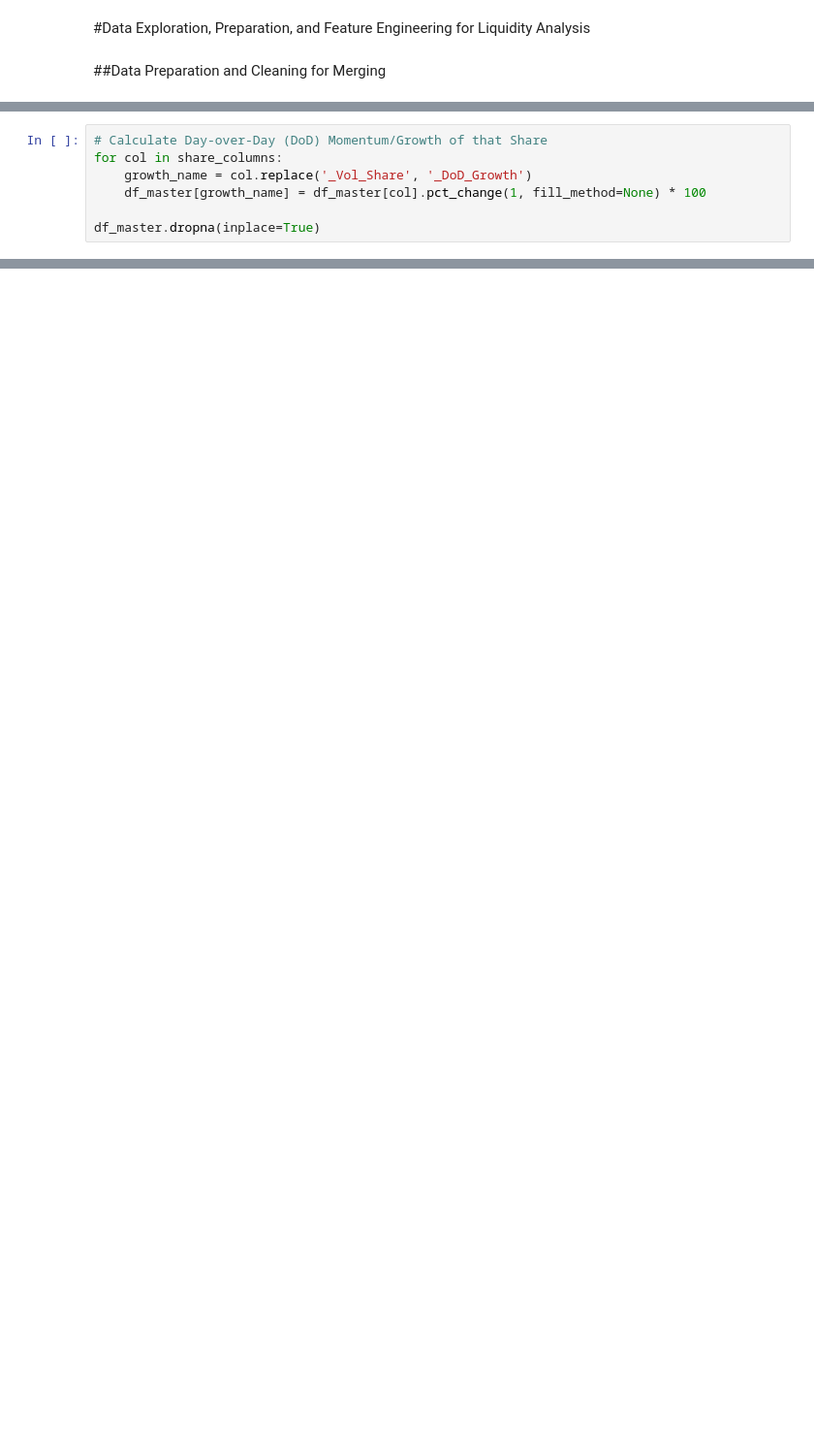
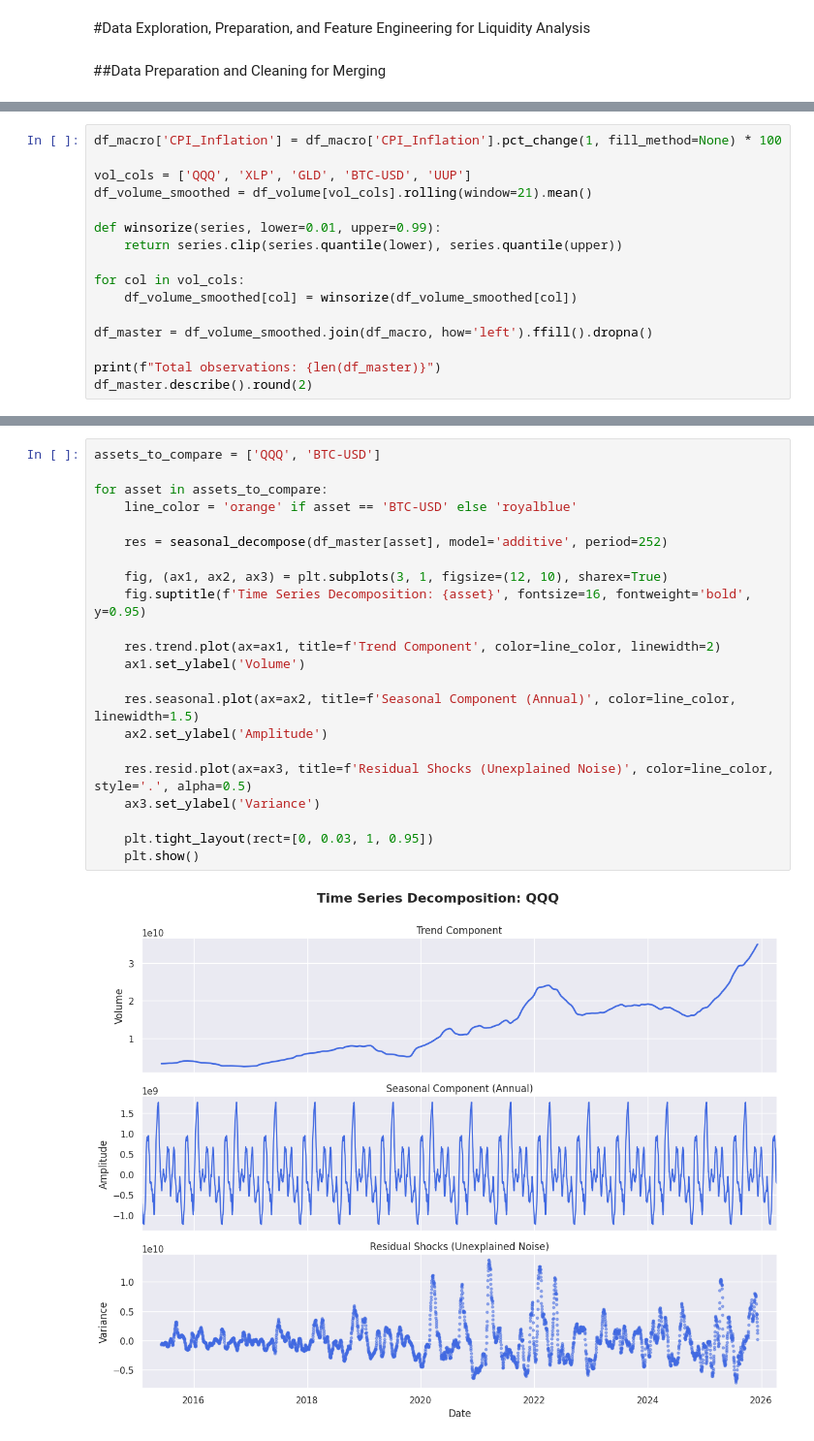
Before and after one commit to Aaguilar123/Macro-Liquidity-Asset-Leaderboard-Forecast, a Jupyter notebook: shared_eda/EDA.ipynb, the cells around one changed output, grey strips where cells are left out. Shown at 97% size. Drawn from its saved outputs; the diff is of its cells as text; blank space fills up the shorter version.

```diff
--- a/shared_eda/EDA.ipynb
+++ b/shared_eda/EDA.ipynb
@@ -84,7 +6,0 @@ max             7.89
-# %%
-# Calculate Day-over-Day (DoD) Momentum/Growth of that Share
-for col in share_columns:
-    growth_name = col.replace('_Vol_Share', '_DoD_Growth')
-    df_master[growth_name] = df_master[col].pct_change(1, fill_method=None) * 100
-
-df_master.dropna(inplace=True)
@@ -194,0 +53,16 @@ plt.show()
+# %%
+df_macro['CPI_Inflation'] = df_macro['CPI_Inflation'].pct_change(1, fill_method=None) * 100
+
+vol_cols = ['QQQ', 'XLP', 'GLD', 'BTC-USD', 'UUP']
+df_volume_smoothed = df_volume[vol_cols].rolling(window=21).mean()
+
+def winsorize(series, lower=0.01, upper=0.99):
+    return series.clip(series.quantile(lower), series.quantile(upper))
+
+for col in vol_cols:
+    df_volume_smoothed[col] = winsorize(df_volume_smoothed[col])
+
+df_master = df_volume_smoothed.join(df_macro, how='left').ffill().dropna()
+
+print(f"Total observations: {len(df_master)}")
+df_master.describe().round(2)
@@ -194,0 +99,24 @@ plt.show()
+# %%
+assets_to_compare = ['QQQ', 'BTC-USD']
+
+for asset in assets_to_compare:
+    line_color = 'orange' if asset == 'BTC-USD' else 'royalblue'
+
+    res = seasonal_decompose(df_master[asset], model='additive', period=252)
+
+    fig, (ax1, ax2, ax3) = plt.subplots(3, 1, figsize=(12, 10), sharex=True)
+    fig.suptitle(f'Time Series Decomposition: {asset}', fontsize=16, fontweight='bold', y=0.95)
+
+    res.trend.plot(ax=ax1, title=f'Trend Component', color=line_color, linewidth=2)
+    ax1.set_ylabel('Volume')
+
+    res.seasonal.plot(ax=ax2, title=f'Seasonal Component (Annual)', color=line_color, linewidth=1.5)
+    ax2.set_ylabel('Amplitude')
+
+    res.resid.plot(ax=ax3, title=f'Residual Shocks (Unexplained Noise)', color=line_color, style='.', alpha=0.5)
+    ax3.set_ylabel('Variance')
+
+    plt.tight_layout(rect=[0, 0.03, 1, 0.95])
+    plt.show()
+# %% [output]
+[figure, added]
```
Also changed, not shown: parts of 36 cells of this notebook.
